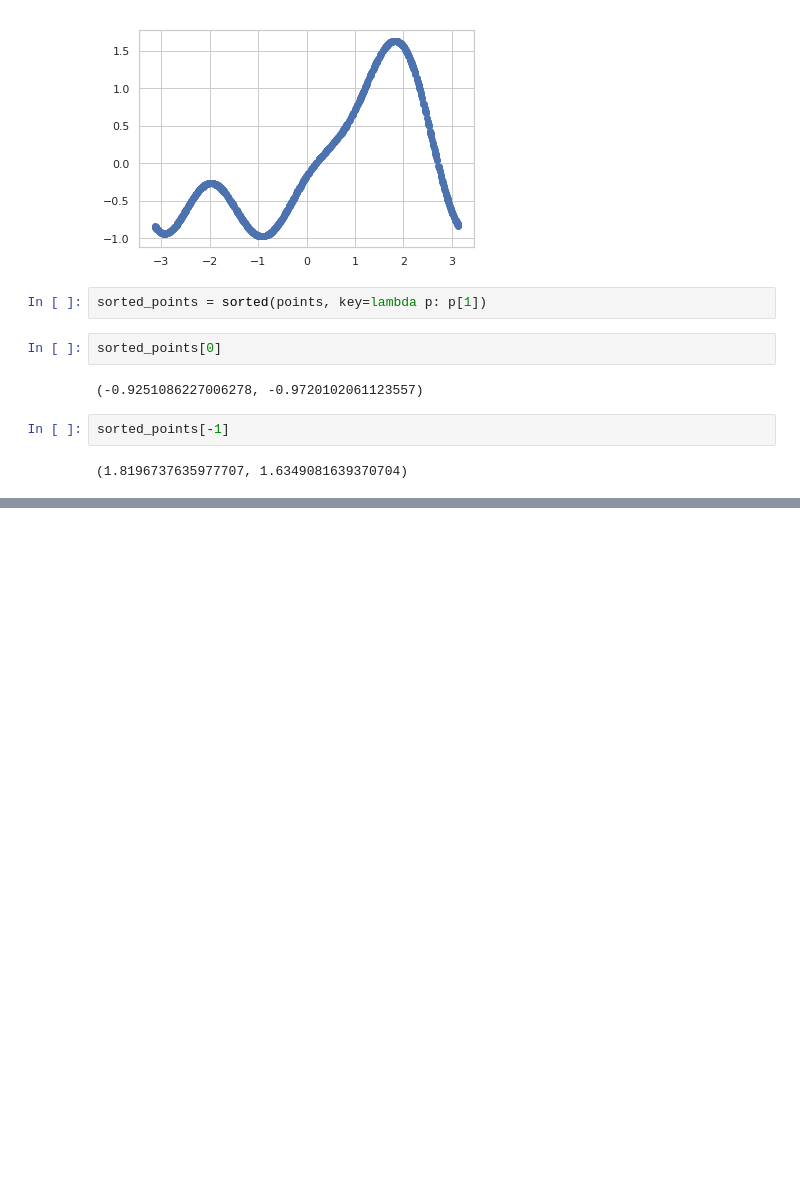
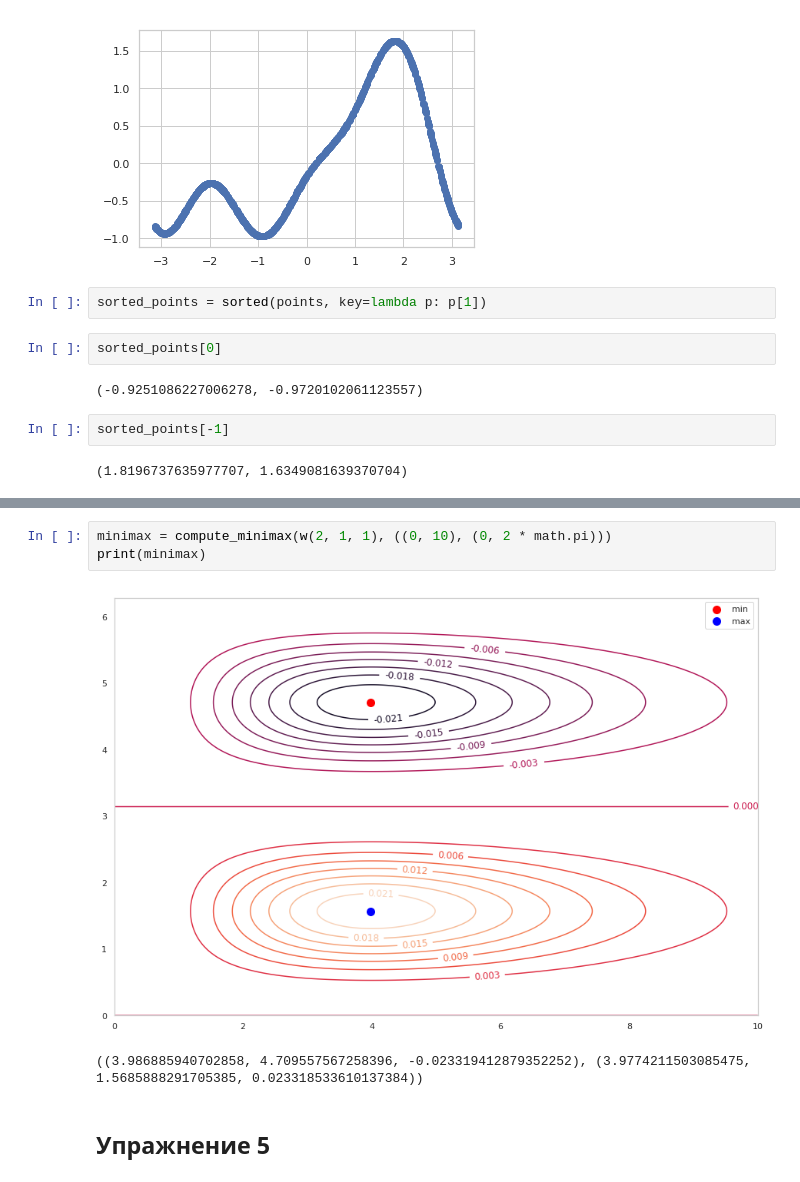
Before and after one commit to WeitBelou/monte-carlo, a Jupyter notebook: notebooks/Lesson 6.ipynb, the cells around one changed output, grey strips where cells are left out. Saved outputs shown, nothing was run; the diff lists cells and outputs as text; blank space fills up the shorter version.

```diff
--- a/notebooks/Lesson 6.ipynb
+++ b/notebooks/Lesson 6.ipynb
@@ -52,0 +121,8 @@ sorted_points[-1]
+# %%
+minimax = compute_minimax(w(2, 1, 1), ((0, 10), (0, 2 * math.pi)))
+print(minimax)
+# %% [output]
+[figure, added]
+((3.986885940702858, 4.709557567258396, -0.023319412879352252), (3.9774211503085475, 1.5685888291705385, 0.023318533610137384))
+# %% [markdown]
+## Упражнение 5
```
Also changed, not shown: parts of 14 cells of this notebook, 1 other file.
